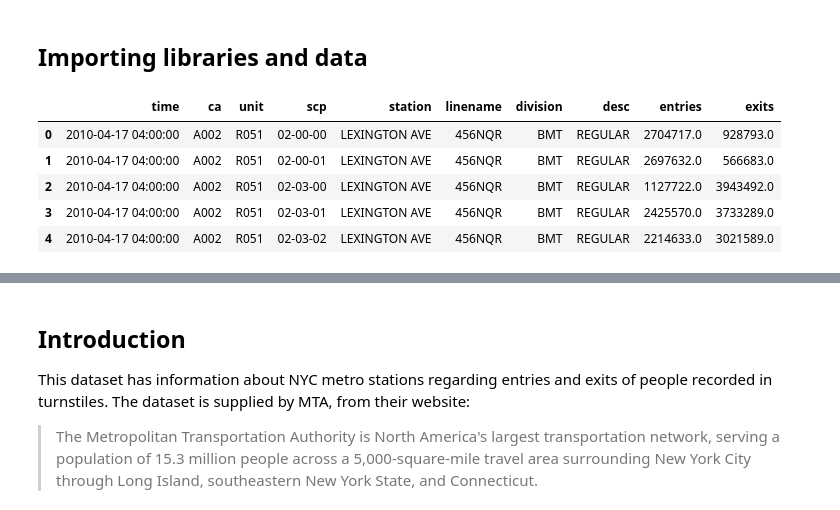
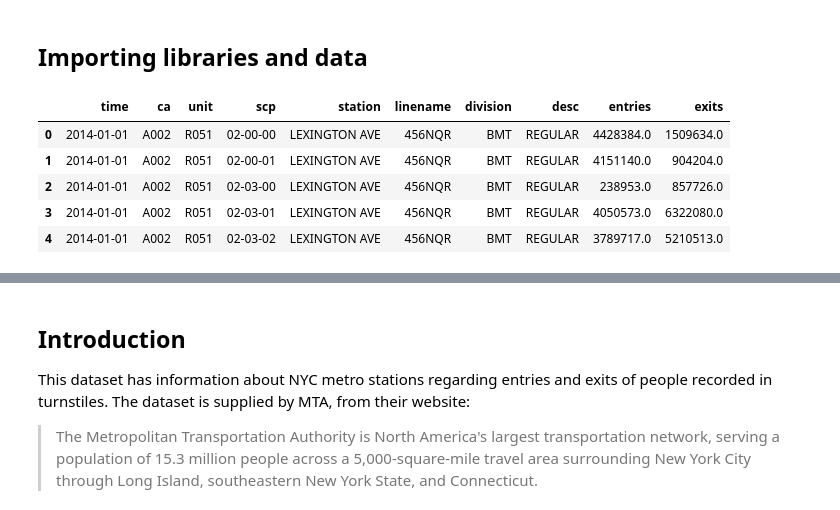
Before and after one commit to vtoliveira/nyc-metro-forecast, a Jupyter notebook: notebooks/00-exploratory-data-analysis.ipynb, the cells around one changed output, grey strips where cells are left out. Drawn from its saved outputs; the diff is of its cells as text; code cells hidden in the pictures.

```diff
--- a/notebooks/00-exploratory-data-analysis.ipynb
+++ b/notebooks/00-exploratory-data-analysis.ipynb
@@ -12,13 +31,13 @@ import missingno as msno
 # %%
-df = pd.read_csv('../data/raw/2010.csv.gz', engine='c', parse_dates=['time'])
+df = pd.read_csv('../data/raw/2014.csv.gz', engine='c', parse_dates=['time'])
 df.head(5)
 # %% [output]
 |  | time | ca | unit | scp | station | linename | division | desc | entries | exits |
-| 0 | 2010-04-17 04:00:00 | A002 | R051 | 02-00-00 | LEXINGTON AVE | 456NQR | BMT | REGULAR | 2704717.0 | 928793.0 |
-| 1 | 2010-04-17 04:00:00 | A002 | R051 | 02-00-01 | LEXINGTON AVE | 456NQR | BMT | REGULAR | 2697632.0 | 566683.0 |
-| 2 | 2010-04-17 04:00:00 | A002 | R051 | 02-03-00 | LEXINGTON AVE | 456NQR | BMT | REGULAR | 1127722.0 | 3943492.0 |
-| 3 | 2010-04-17 04:00:00 | A002 | R051 | 02-03-01 | LEXINGTON AVE | 456NQR | BMT | REGULAR | 2425570.0 | 3733289.0 |
-| 4 | 2010-04-17 04:00:00 | A002 | R051 | 02-03-02 | LEXINGTON AVE | 456NQR | BMT | REGULAR | 2214633.0 | 3021589.0 |
+| 0 | 2014-01-01 | A002 | R051 | 02-00-00 | LEXINGTON AVE | 456NQR | BMT | REGULAR | 4428384.0 | 1509634.0 |
+| 1 | 2014-01-01 | A002 | R051 | 02-00-01 | LEXINGTON AVE | 456NQR | BMT | REGULAR | 4151140.0 | 904204.0 |
+| 2 | 2014-01-01 | A002 | R051 | 02-03-00 | LEXINGTON AVE | 456NQR | BMT | REGULAR | 238953.0 | 857726.0 |
+| 3 | 2014-01-01 | A002 | R051 | 02-03-01 | LEXINGTON AVE | 456NQR | BMT | REGULAR | 4050573.0 | 6322080.0 |
+| 4 | 2014-01-01 | A002 | R051 | 02-03-02 | LEXINGTON AVE | 456NQR | BMT | REGULAR | 3789717.0 | 5210513.0 |
 # %%
 df.info()
 # %% [output]
```
Also changed, not shown: parts of 82 cells of this notebook, 5 other files.
